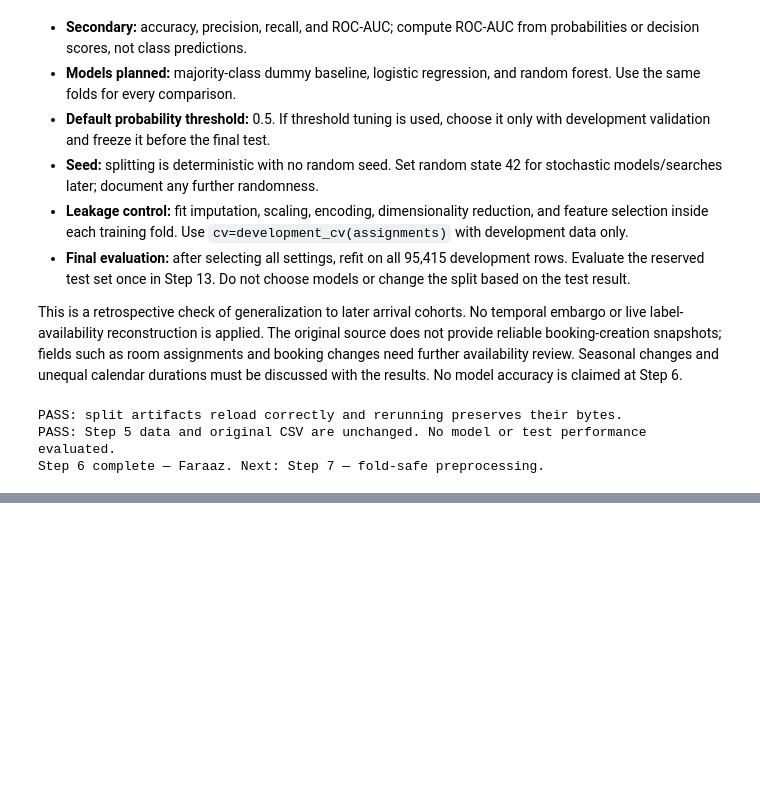
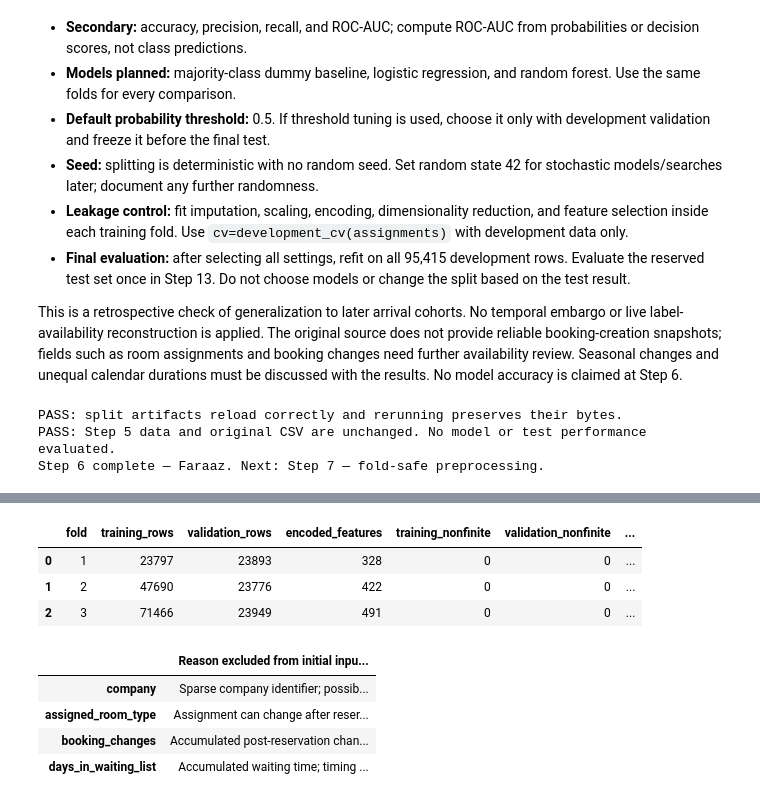
Before and after one commit to faraaz1027-cloud/cse437-hotel-cancellation-15, a Jupyter notebook: notebooks/02_preprocessing.ipynb, the cells around one changed output, grey strips where cells are left out. Cells and saved outputs as stored; diff of their text form; code cells hidden in the pictures; blank space fills up the shorter version.

```diff
--- a/notebooks/02_preprocessing.ipynb
+++ b/notebooks/02_preprocessing.ipynb
@@ -317,0 +338,27 @@ Step 6 complete — Faraaz. Next: Step 7 — fold-safe preprocessing.
+# %%
+from src.preprocessing import make_preprocessor, POLICY_EXCLUSIONS, MODEL_COLUMNS
+from src.preprocessing_audit import run_preprocessing_audit
+
+preprocessing_summary, feature_schemas = run_preprocessing_audit(ROOT)
+assert preprocessing_summary['development_rows'] == 95415
+assert preprocessing_summary['test_rows_fitted_or_transformed'] == 0
+assert preprocessing_summary['rows_removed'] == 0
+assert preprocessing_summary['retained_source_field_count'] == 25
+display(pd.DataFrame([{
+    'fold': f['fold'], 'training_rows': f['training']['rows'],
+    'validation_rows': f['validation']['rows'], 'encoded_features': f['training']['columns'],
+    'training_nonfinite': f['training']['nonfinite_values'],
+    'validation_nonfinite': f['validation']['nonfinite_values'],
+    'validation_changed_fitted_state': not f['validation_did_not_change_fitted_state']
+} for f in preprocessing_summary['folds']]))
+display(pd.Series(POLICY_EXCLUSIONS, name='Reason excluded from initial input schema').to_frame())
+# %% [output]
+|  | fold | training_rows | validation_rows | encoded_features | training_nonfinite | validation_nonfinite | ... |
+| 0 | 1 | 23797 | 23893 | 328 | 0 | 0 | ... |
+| 1 | 2 | 47690 | 23776 | 422 | 0 | 0 | ... |
+| 2 | 3 | 71466 | 23949 | 491 | 0 | 0 | ... |
+|  | Reason excluded from initial inpu... |
+| company | Sparse company identifier; possib... |
+| assigned_room_type | Assignment can change after reser... |
+| booking_changes | Accumulated post-reservation chan... |
+| days_in_waiting_list | Accumulated waiting time; timing ... |
```
Also changed, not shown: parts of 9 cells of this notebook, 10 other files.
